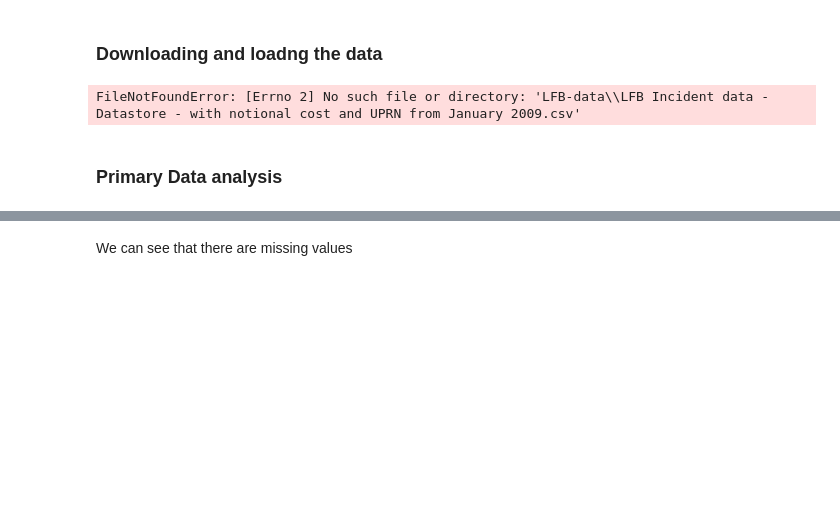
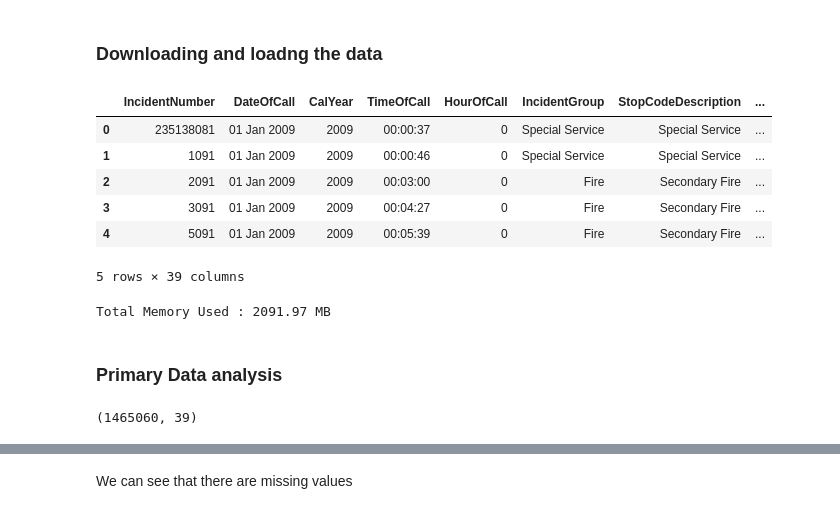
Before and after one commit to Ndaruga/Multiple-Machine-Learning-Projects, a Jupyter notebook: London-Fire-Brigade/LFB Analysis.ipynb, the cells around one changed output, grey strips where cells are left out. Drawn from its saved outputs; the diff is of its cells as text; code cells hidden in the pictures; blank space fills up the shorter version.

```diff
--- a/London-Fire-Brigade/LFB Analysis.ipynb
+++ b/London-Fire-Brigade/LFB Analysis.ipynb
@@ -14,19 +14,30 @@ warnings.filterwarnings('ignore')
 # %%
 # Loading the data
 # import data_download
 
 data_dir = "LFB-data"
-LFB_data = pd.read_csv(os.path.join(data_dir, "LFB Incident data - Datastore - with notional cost and UPRN from January 2009.csv"))
+# LFB_data = pd.read_csv(os.path.join(data_dir, "LFB Incident data - Datastore - with notional cost and UPRN from January 2009.csv"))
+LFB_data = pd.read_csv(os.path.join(data_dir, "lfb_incident.csv"))
 LFB_data.head()
 # %% [output]
+|  | IncidentNumber | DateOfCall | CalYear | TimeOfCall | HourOfCall | IncidentGroup | StopCodeDescription | ... |
+| 0 | 235138081 | 01 Jan 2009 | 2009 | 00:00:37 | 0 | Special Service | Special Service | ... |
+| 1 | 1091 | 01 Jan 2009 | 2009 | 00:00:46 | 0 | Special Service | Special Service | ... |
+| 2 | 2091 | 01 Jan 2009 | 2009 | 00:03:00 | 0 | Fire | Secondary Fire | ... |
+| 3 | 3091 | 01 Jan 2009 | 2009 | 00:04:27 | 0 | Fire | Secondary Fire | ... |
+| 4 | 5091 | 01 Jan 2009 | 2009 | 00:05:39 | 0 | Fire | Secondary Fire | ... |
-FileNotFoundError: [Errno 2] No such file or directory: 'LFB-data\\LFB Incident data - Datastore - with notional cost and UPRN from January 2009.csv'
+5 rows × 39 columns
 # %%
 # Total memory occupied by the Dataframe
 Total_memory = round(LFB_data.memory_usage(deep=True).sum()/(1024*1024), 2)
 print(f'Total Memory Used : {Total_memory} MB')
+# %% [output]
+Total Memory Used : 2091.97 MB
 # %% [markdown]
 ### Primary Data analysis
 # %%
 LFB_data.shape
+# %% [output]
+(1465060, 39)
 # %%
 LFB_data.info()
```
Also changed, not shown: parts of 11 cells of this notebook.
